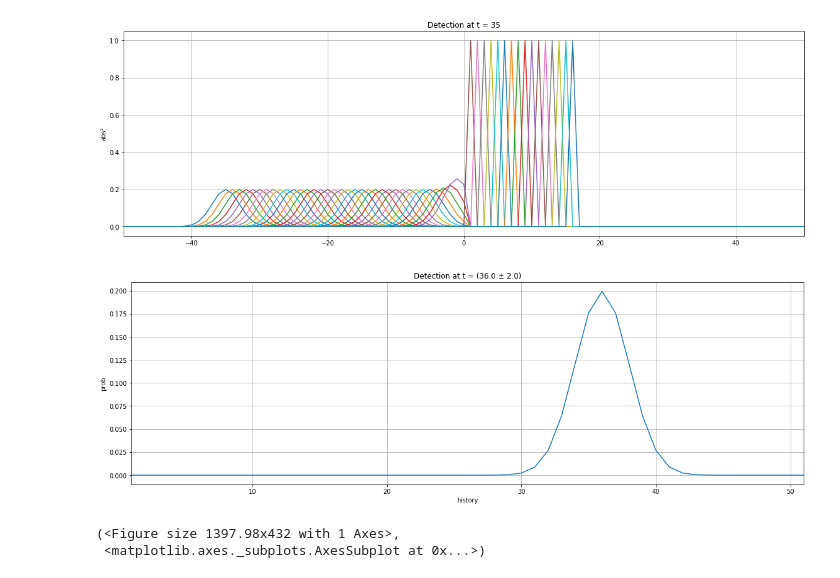
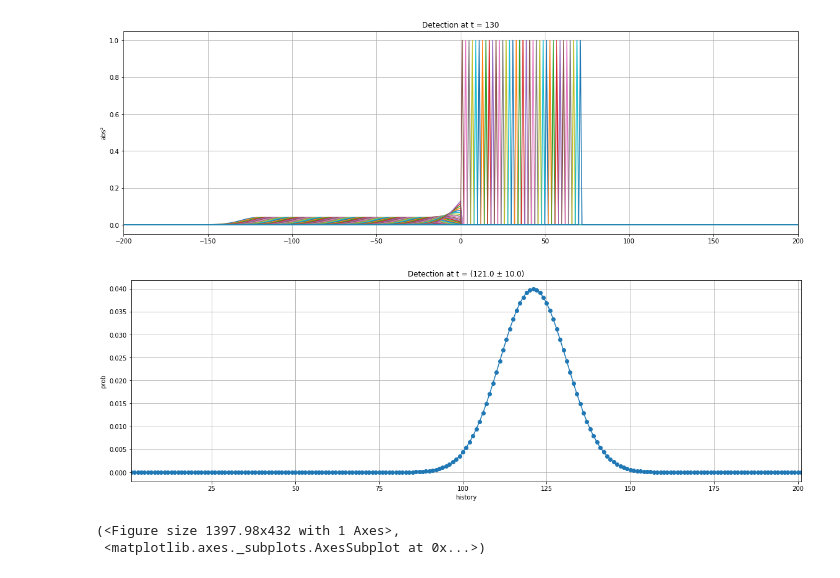
Before and after one commit to dfarre/hilbert-curve, a Jupyter notebook: notebooks/train-test.ipynb, the cells around one changed output. Cells and saved outputs as stored; diff of their text form; code cells hidden in the pictures.

```diff
--- a/notebooks/train-test.ipynb
+++ b/notebooks/train-test.ipynb
@@ -2,6 +2,7 @@
 from hilbert import quantum
 from hilbert.curves import lib
 # %%
-system = quantum.ToyTrain(-50, 50, 101)
-gaussian = system.space(lib.Gaussian(1, -1/16, 20, pole=-35))
+system = quantum.ToyTrain(-200, 200, 401)
+std = 10
+gaussian = system[0](lib.Gaussian(1, -1/(4*std**2), 20, pole=-120))
 histories = system.detection_histories(gaussian, x=0)
@@ -12,11 +9,11 @@ histories.simulate()
 # %%
-histories.simulate_density()
+histories.simulate_density(step=2)
 # %% [output]
-[figure, old version]
+[figure, new version]
 # %%
-histories.show_distribution()
+histories.show_distribution(style='-o')
 # %% [output]
-[figure, old version]
+[figure, new version]
 (<Figure size 1397.98x432 with 1 Axes>,
  <matplotlib.axes._subplots.AxesSubplot at 0x...>)
 # %%
```
Also changed, not shown: parts of 2 cells of this notebook, 17 other files.
